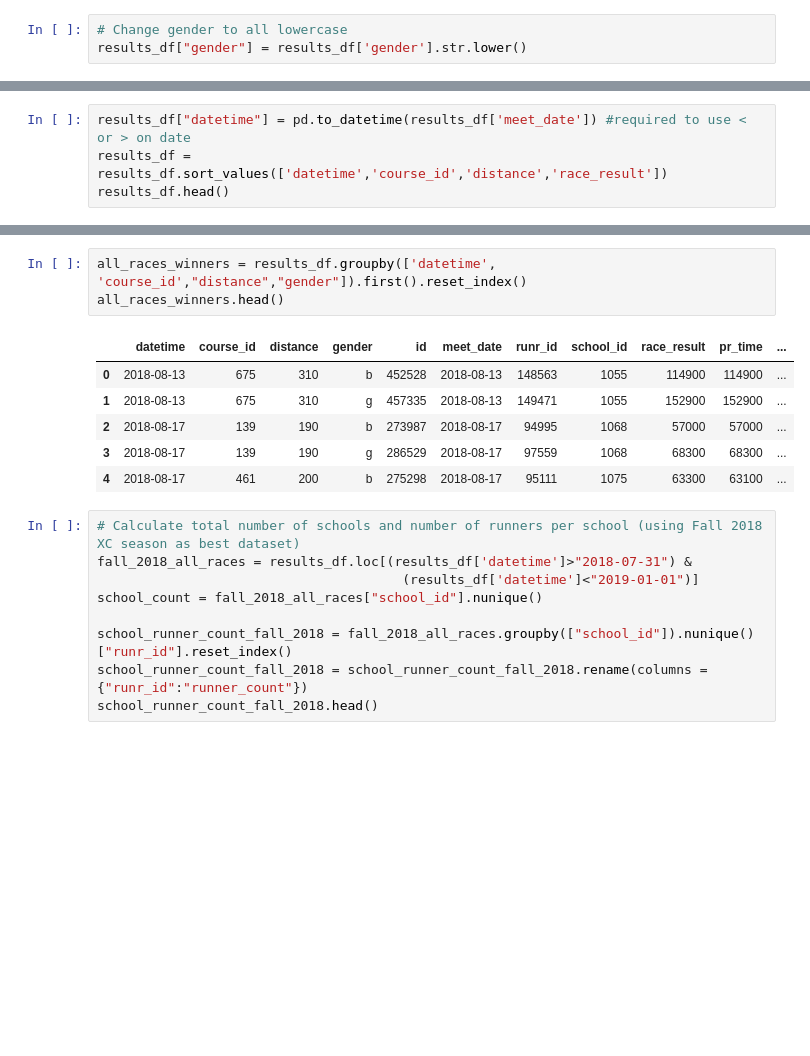
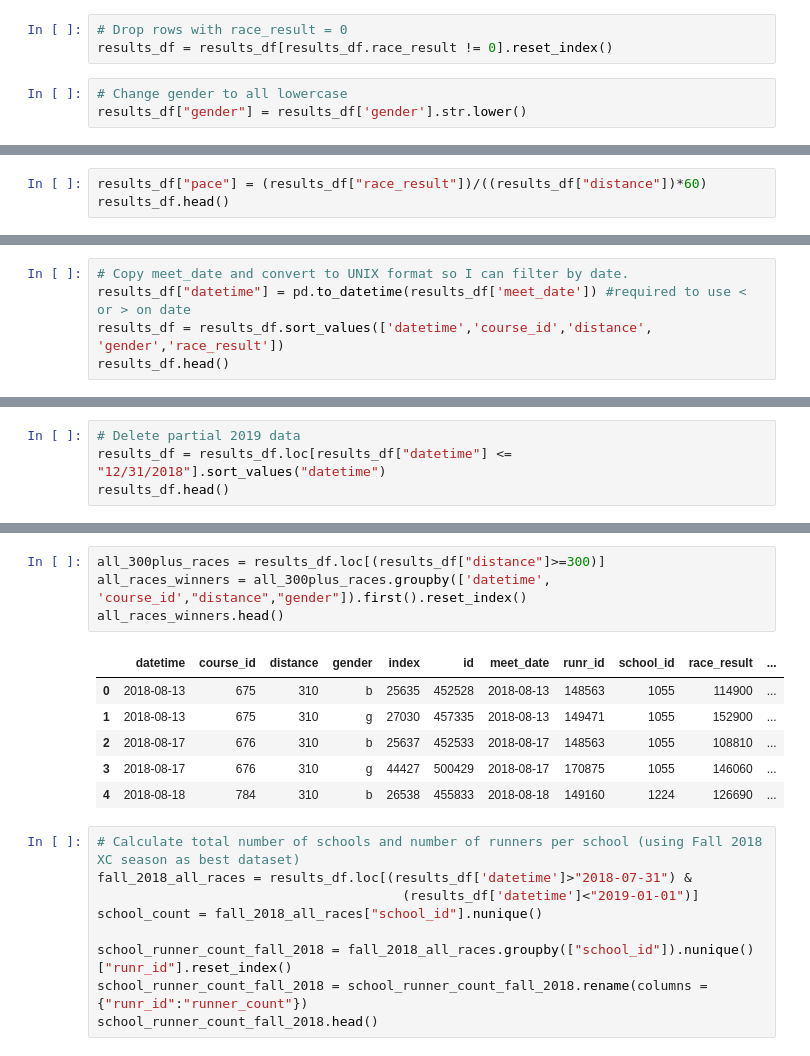
Before and after one commit to DRBrenner/race_performance_final, a Jupyter notebook: transform_data.ipynb, the cells around one changed output, grey strips where cells are left out. Cells and saved outputs as stored; diff of their text form; blank space fills up the shorter version.

```diff
--- a/transform_data.ipynb
+++ b/transform_data.ipynb
@@ -61,3 +125,6 @@ results_df
+# %%
+# Drop rows with race_result = 0
+results_df = results_df[results_df.race_result != 0].reset_index()
 # %%
 # Change gender to all lowercase
 results_df["gender"] = results_df['gender'].str.lower()
@@ -81,0 +149,3 @@ results_df.head()
+# %%
+results_df["pace"] = (results_df["race_result"])/((results_df["distance"])*60)
+results_df.head()
@@ -108,5 +164,6 @@ results_df.head(5)
 # %%
+# Copy meet_date and convert to UNIX format so I can filter by date.
 results_df["datetime"] = pd.to_datetime(results_df['meet_date']) #required to use < or > on date
-results_df = results_df.sort_values(['datetime','course_id','distance','race_result'])
+results_df = results_df.sort_values(['datetime','course_id','distance', 'gender','race_result'])
 results_df.head()
 # %% [output]
@@ -118,0 +176,4 @@ results_df.head()
+# %%
+# Delete partial 2019 data
+results_df = results_df.loc[results_df["datetime"] <= "12/31/2018"].sort_values("datetime")
+results_df.head()
@@ -119,13 +187,14 @@ results_df.head()
 # %%
-all_races_winners = results_df.groupby(['datetime', 'course_id',"distance","gender"]).first().reset_index()
+all_300plus_races = results_df.loc[(results_df["distance"]>=300)]
+all_races_winners = all_300plus_races.groupby(['datetime', 'course_id',"distance","gender"]).first().reset_index()
 all_races_winners.head()
 # %% [output]
-|  | datetime | course_id | distance | gender | id | meet_date | runr_id | school_id | race_result | pr_time | ... |
-| 0 | 2018-08-13 | 675 | 310 | b | 452528 | 2018-08-13 | 148563 | 1055 | 114900 | 114900 | ... |
-| 1 | 2018-08-13 | 675 | 310 | g | 457335 | 2018-08-13 | 149471 | 1055 | 152900 | 152900 | ... |
-| 2 | 2018-08-17 | 139 | 190 | b | 273987 | 2018-08-17 | 94995 | 1068 | 57000 | 57000 | ... |
-| 3 | 2018-08-17 | 139 | 190 | g | 286529 | 2018-08-17 | 97559 | 1068 | 68300 | 68300 | ... |
-| 4 | 2018-08-17 | 461 | 200 | b | 275298 | 2018-08-17 | 95111 | 1075 | 63300 | 63100 | ... |
+|  | datetime | course_id | distance | gender | index | id | meet_date | runr_id | school_id | race_result | ... |
+| 0 | 2018-08-13 | 675 | 310 | b | 25635 | 452528 | 2018-08-13 | 148563 | 1055 | 114900 | ... |
+| 1 | 2018-08-13 | 675 | 310 | g | 27030 | 457335 | 2018-08-13 | 149471 | 1055 | 152900 | ... |
+| 2 | 2018-08-17 | 676 | 310 | b | 25637 | 452533 | 2018-08-17 | 148563 | 1055 | 108810 | ... |
+| 3 | 2018-08-17 | 676 | 310 | g | 44427 | 500429 | 2018-08-17 | 170875 | 1055 | 146060 | ... |
+| 4 | 2018-08-18 | 784 | 310 | b | 26538 | 455833 | 2018-08-18 | 149160 | 1224 | 126690 | ... |
 # %%
 # Calculate total number of schools and number of runners per school (using Fall 2018 XC season as best dataset)
 fall_2018_all_races = results_df.loc[(results_df['datetime']>"2018-07-31") &
```
Also changed, not shown: parts of 25 cells of this notebook, 1 other file.
